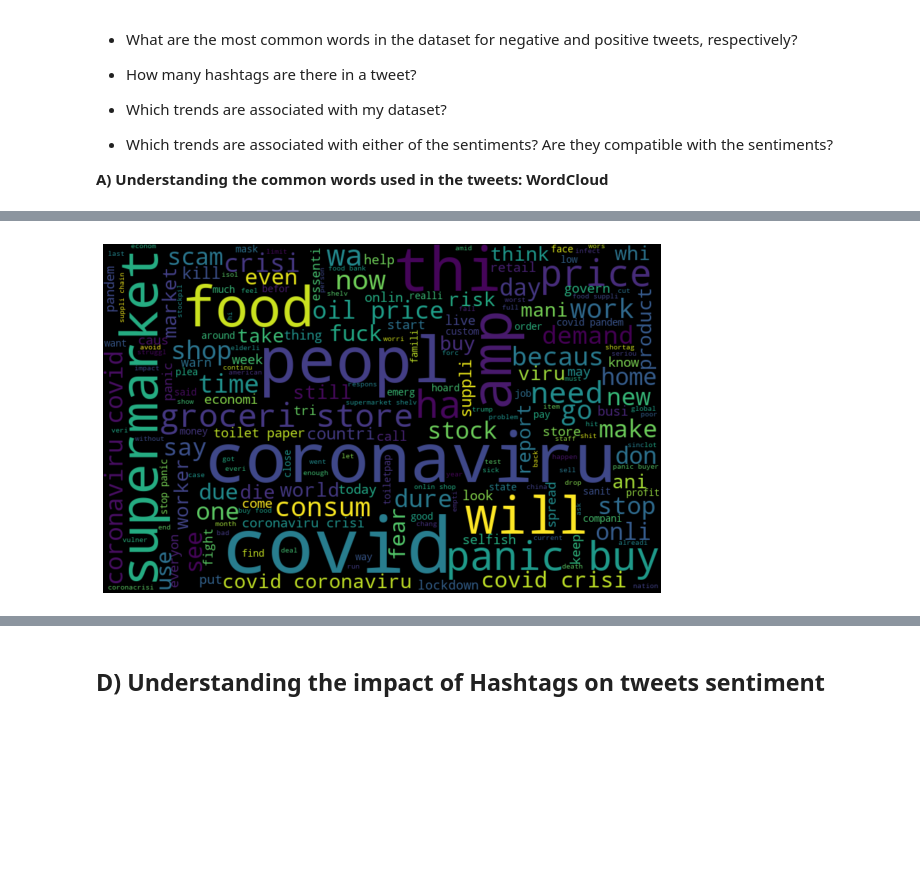
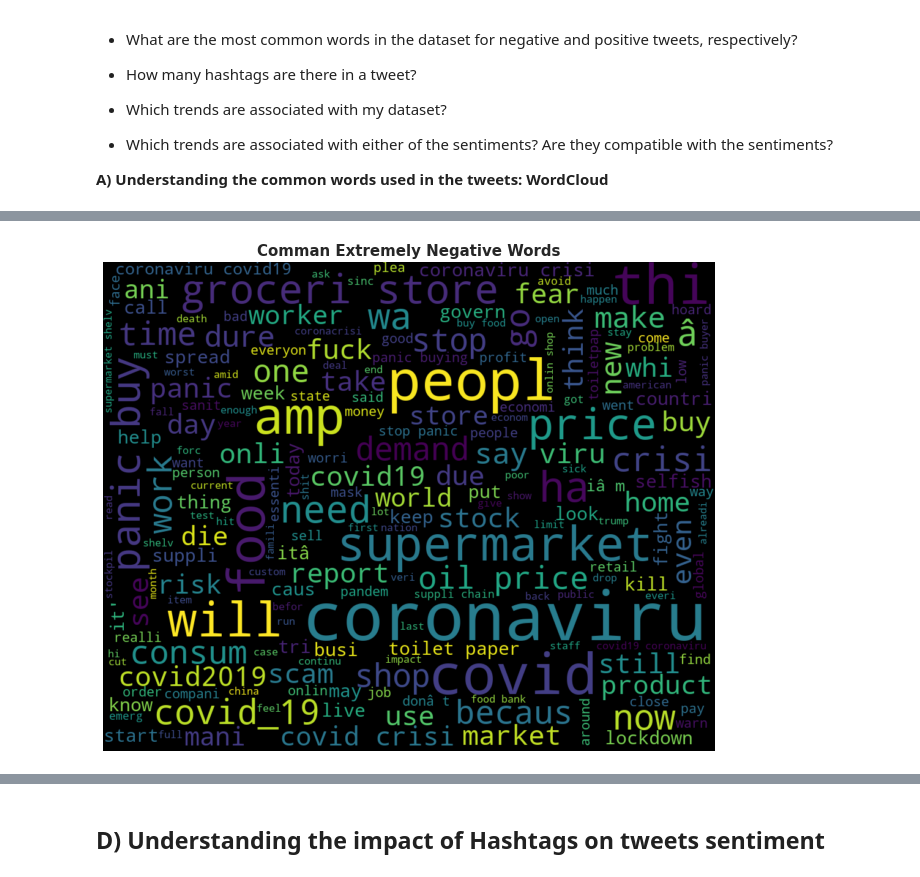
Before and after one commit to Rahul2661998/Capstone-Project-Sentiment-Analysis-Predicting-sentiment-of-COVID-19-tweets, a Jupyter notebook: Coronavirus_Tweet_Sentiment_Analysis_Capstone_Project.ipynb, the cells around one changed output, grey strips where cells are left out. Saved outputs shown, nothing was run; the diff lists cells and outputs as text; code cells hidden in the pictures; blank space fills up the shorter version.

```diff
--- a/Coronavirus_Tweet_Sentiment_Analysis_Capstone_Project.ipynb
+++ b/Coronavirus_Tweet_Sentiment_Analysis_Capstone_Project.ipynb
@@ -154,10 +163,6 @@ missing_values = missing_values[missing_values['percent']>0]
 # %%
 plt.figure(figsize=(15, 5))
-sns.set(style='whitegrid', color_codes=True)
-splot=sns.barplot(x='column', y='percent', data=missing_values)
-for p in splot.patches:
-    splot.annotate(format(p.get_height(), '.2f'), (p.get_x() + p.get_width() / 2., p.get_height()), ha = 'center',
-                   va = 'center', xytext = (0, 9), textcoords = 'offset points')
+sns.barplot(data=missing_values_loc, x="column",y="percent")
 plt.xlabel("Column_Name", size=14, weight="bold")
 plt.ylabel("Percentage", size=14, weight="bold")
 plt.title("Percentage of missing values in column",fontweight="bold",size=17)
@@ -441,14 +470,15 @@ plt.show()
 # %%
 # create text from just normal tweets
 normal_words = ' '.join([text for text in df['Tweet'][df['Sentiment'] == 'Extremely Negative']])
 
-wordcloud = WordCloud(width=800, height=500, random_state=21, max_font_size=110).generate(normal_words)
-plt.figure(figsize=(10, 7))
+wordcloud = WordCloud(width=1000, height=800, random_state=21, max_font_size=110).generate(normal_words)
+plt.figure(figsize=(15, 9))
 plt.imshow(wordcloud, interpolation="bilinear")
+plt.title("Comman Extremely Negative Words",weight='bold', size=15)
 plt.axis('off')
 plt.show()
 # %% [output]
-[figure, old version]
+[figure, new version]
 # %%
 # create text from just normal tweets
 normal_words = ' '.join([text for text in df['Tweet'][df['Sentiment'] == 'Negative']])
```
Also changed, not shown: parts of 34 cells of this notebook.
